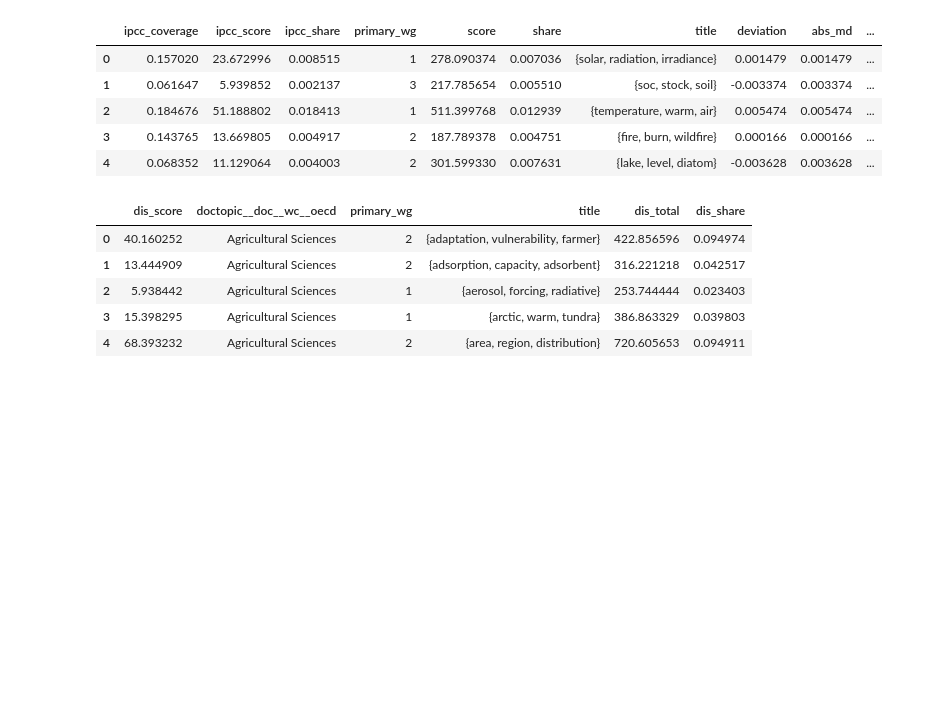
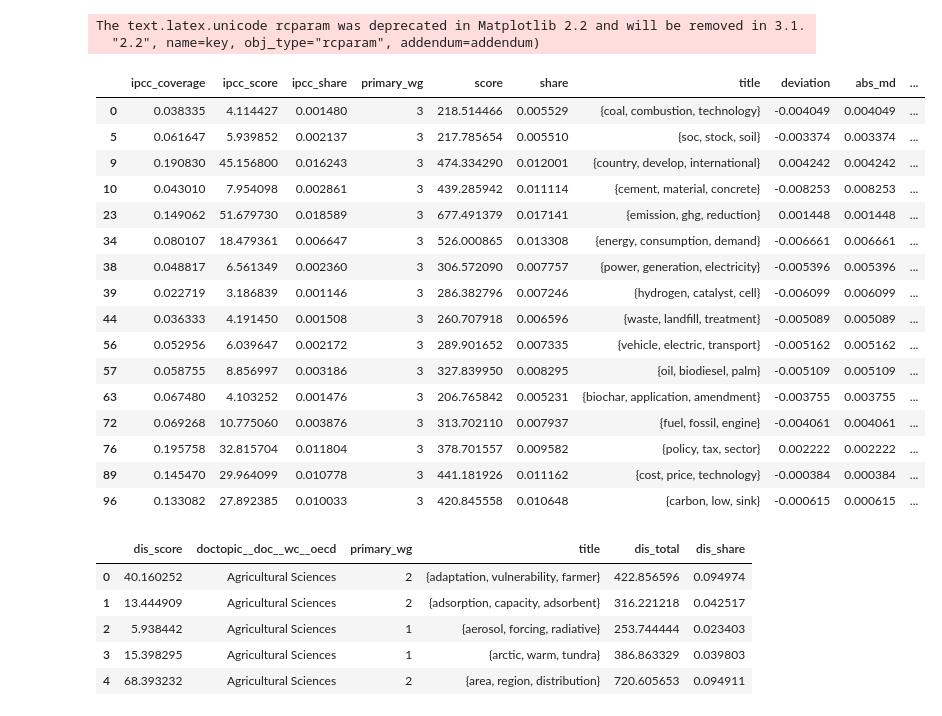
Before and after one commit to mcallaghan/cc-topography, a Jupyter notebook: code/topic_dis.ipynb, the cells around one changed output. Drawn from its saved outputs; the diff is of its cells as text; code cells hidden in the pictures; blank space fills up the shorter version.

```diff
--- a/code/topic_dis.ipynb
+++ b/code/topic_dis.ipynb
@@ -1,5 +1,5 @@
 # %%
-mp_pdf = False
+mp_pdf = True
 import sys, os
 if mp_pdf:
     extension = "pdf"
@@ -19,20 +19,38 @@ if mp_pdf:
     matplotlib.rcParams.update(pgf_with_latex)
 else:
     extension = "png"
+
+run_id=1771
 import matplotlib.pyplot as plt
 import numpy as np
 import pandas as pd
 from adjustText import adjust_text, get_renderer, get_bboxes
+# %% [output]
+The text.latex.unicode rcparam was deprecated in Matplotlib 2.2 and will be removed in 3.1.
+  "2.2", name=key, obj_type="rcparam", addendum=addendum)
 # %%
 mdf = pd.read_csv('../tables/newness_representation.csv')
 mdf.head()
+
+mdf[mdf['primary_wg']==3]
 # %% [output]
 |  | ipcc_coverage | ipcc_score | ipcc_share | primary_wg | score | share | title | deviation | abs_md | ... |
-| 0 | 0.157020 | 23.672996 | 0.008515 | 1 | 278.090374 | 0.007036 | {solar, radiation, irradiance} | 0.001479 | 0.001479 | ... |
-| 1 | 0.061647 | 5.939852 | 0.002137 | 3 | 217.785654 | 0.005510 | {soc, stock, soil} | -0.003374 | 0.003374 | ... |
-| 2 | 0.184676 | 51.188802 | 0.018413 | 1 | 511.399768 | 0.012939 | {temperature, warm, air} | 0.005474 | 0.005474 | ... |
-| 3 | 0.143765 | 13.669805 | 0.004917 | 2 | 187.789378 | 0.004751 | {fire, burn, wildfire} | 0.000166 | 0.000166 | ... |
-| 4 | 0.068352 | 11.129064 | 0.004003 | 2 | 301.599330 | 0.007631 | {lake, level, diatom} | -0.003628 | 0.003628 | ... |
+| 0 | 0.038335 | 4.114427 | 0.001480 | 3 | 218.514466 | 0.005529 | {coal, combustion, technology} | -0.004049 | 0.004049 | ... |
+| 5 | 0.061647 | 5.939852 | 0.002137 | 3 | 217.785654 | 0.005510 | {soc, stock, soil} | -0.003374 | 0.003374 | ... |
+| 9 | 0.190830 | 45.156800 | 0.016243 | 3 | 474.334290 | 0.012001 | {country, develop, international} | 0.004242 | 0.004242 | ... |
+| 10 | 0.043010 | 7.954098 | 0.002861 | 3 | 439.285942 | 0.011114 | {cement, material, concrete} | -0.008253 | 0.008253 | ... |
+| 23 | 0.149062 | 51.679730 | 0.018589 | 3 | 677.491379 | 0.017141 | {emission, ghg, reduction} | 0.001448 | 0.001448 | ... |
+| 34 | 0.080107 | 18.479361 | 0.006647 | 3 | 526.000865 | 0.013308 | {energy, consumption, demand} | -0.006661 | 0.006661 | ... |
+| 38 | 0.048817 | 6.561349 | 0.002360 | 3 | 306.572090 | 0.007757 | {power, generation, electricity} | -0.005396 | 0.005396 | ... |
+| 39 | 0.022719 | 3.186839 | 0.001146 | 3 | 286.382796 | 0.007246 | {hydrogen, catalyst, cell} | -0.006099 | 0.006099 | ... |
+| 44 | 0.036333 | 4.191450 | 0.001508 | 3 | 260.707918 | 0.006596 | {waste, landfill, treatment} | -0.005089 | 0.005089 | ... |
+| 56 | 0.052956 | 6.039647 | 0.002172 | 3 | 289.901652 | 0.007335 | {vehicle, electric, transport} | -0.005162 | 0.005162 | ... |
+| 57 | 0.058755 | 8.856997 | 0.003186 | 3 | 327.839950 | 0.008295 | {oil, biodiesel, palm} | -0.005109 | 0.005109 | ... |
+| 63 | 0.067480 | 4.103252 | 0.001476 | 3 | 206.765842 | 0.005231 | {biochar, application, amendment} | -0.003755 | 0.003755 | ... |
+| 72 | 0.069268 | 10.775060 | 0.003876 | 3 | 313.702110 | 0.007937 | {fuel, fossil, engine} | -0.004061 | 0.004061 | ... |
+| 76 | 0.195758 | 32.815704 | 0.011804 | 3 | 378.701557 | 0.009582 | {policy, tax, sector} | 0.002222 | 0.002222 | ... |
+| 89 | 0.145470 | 29.964099 | 0.010778 | 3 | 441.181926 | 0.011162 | {cost, price, technology} | -0.000384 | 0.000384 | ... |
+| 96 | 0.133082 | 27.892385 | 0.010033 | 3 | 420.845558 | 0.010648 | {carbon, low, sink} | -0.000615 | 0.000615 | ... |
 # %%
 topic_dis_df = pd.read_csv('../tables/topic_discipline.csv')
 topic_dis_df = topic_dis_df.rename(columns={"dis_share":"dis_score"})
```
Also changed, not shown: parts of 4 cells of this notebook, 48 other files.
